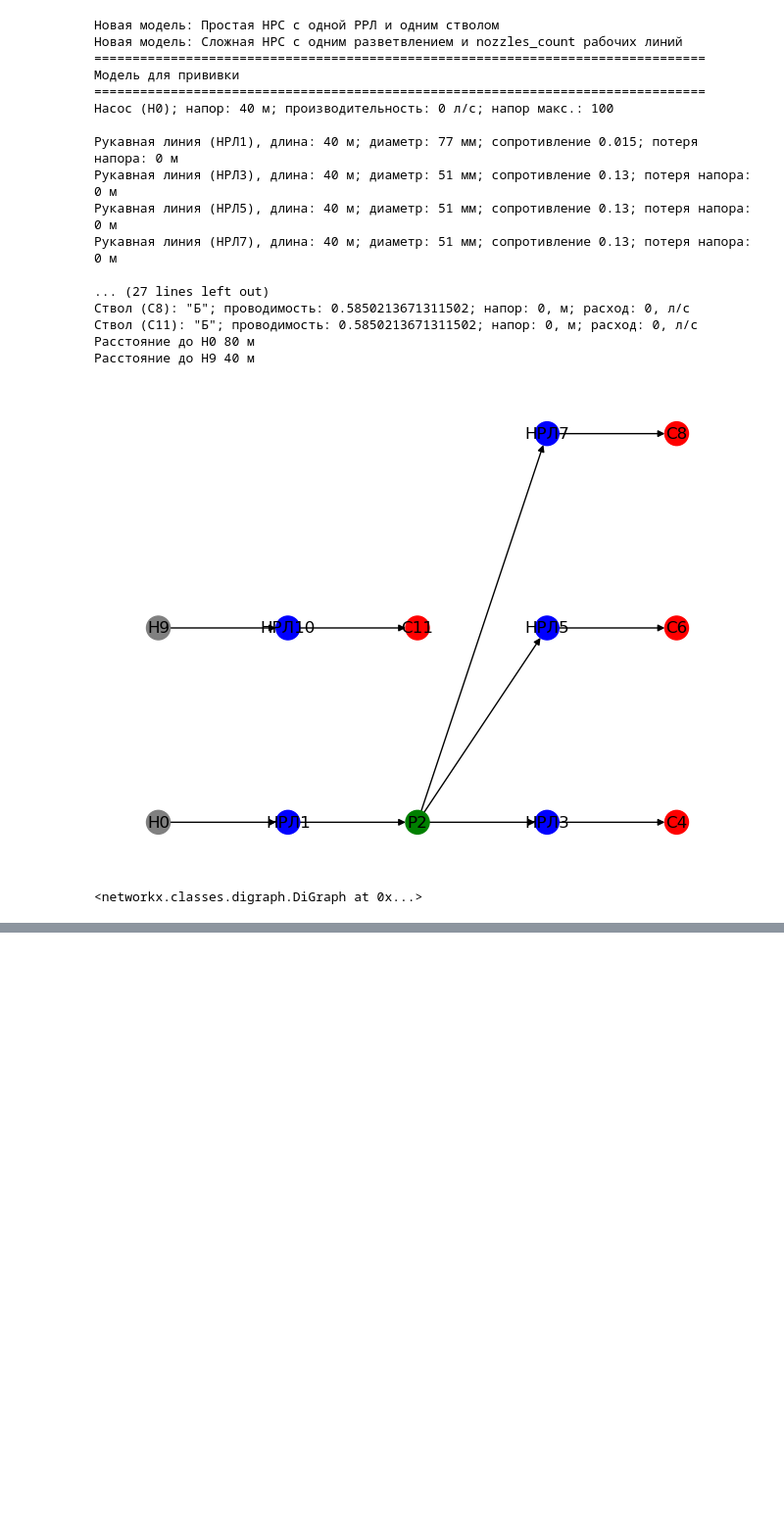
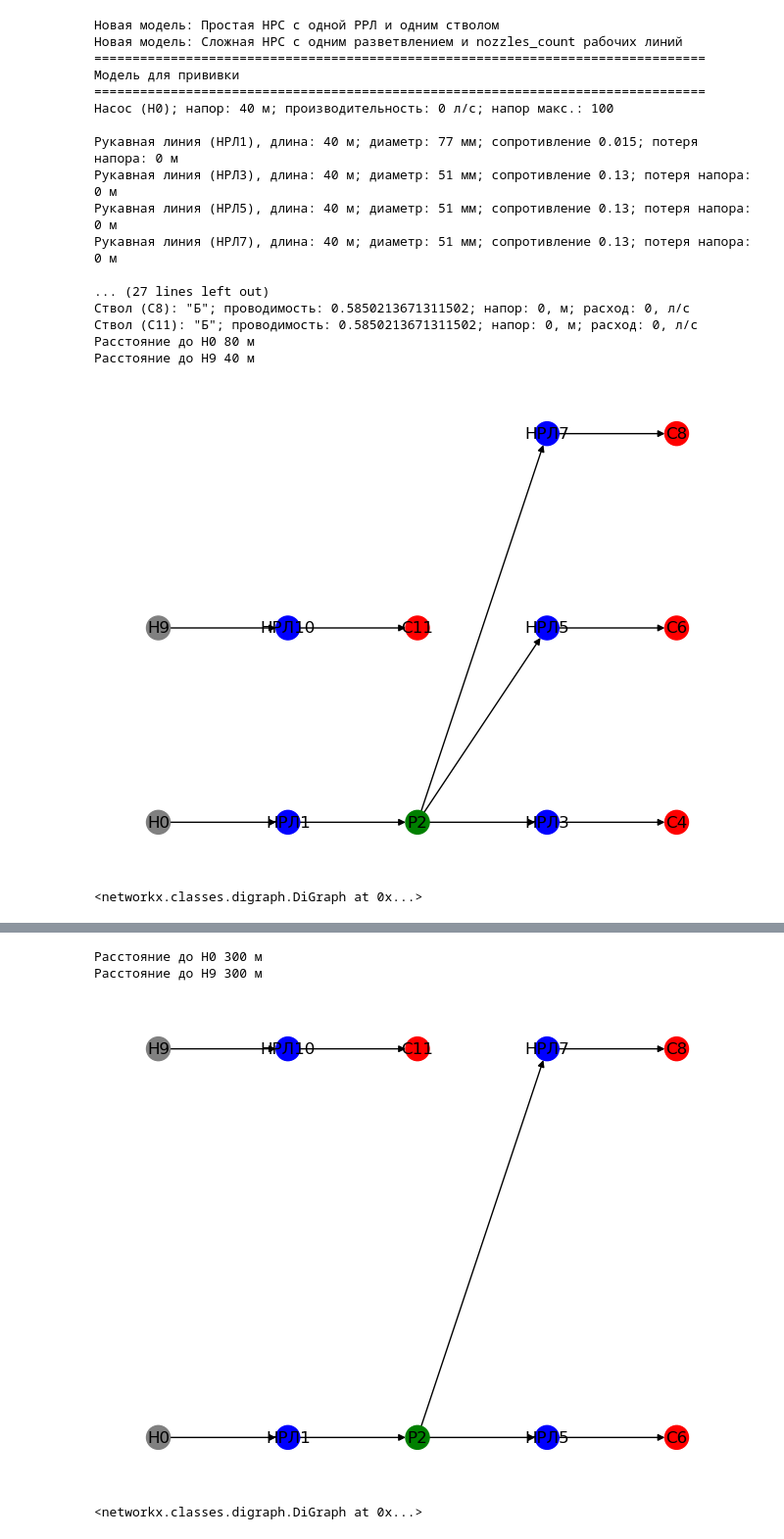
Before and after one commit to Obsidian-pb/NRS_modeller, a Jupyter notebook: workFolder/ga3.ipynb, the cells around one changed output, grey strips where cells are left out. Shown: that part at 98% size. Cells and saved outputs as stored; diff of their text form; code cells hidden in the pictures; blank space fills up the shorter version.

```diff
--- a/workFolder/ga3.ipynb
+++ b/workFolder/ga3.ipynb
@@ -444,7 +444,7 @@ class Appraiser(NRS_Revision):
             print(k,v, sep='\t')
 
     @staticmethod
-    def evaluate(metrics: dict, aims: dict):
+    def evaluate(metrics: dict, aims: dict, aims_not_more=None):
         '''
         Оценка модели
 
@@ -452,6 +452,9 @@ class Appraiser(NRS_Revision):
             Словарь метрик модели
         `aims`: dict
             Словарь целей оптимизации
+        `aims_not_more`: dict
+            Словарь целей оптимизации значения которых не могут быть выше некоторого значения.
+            Например, если в модели не должно присутствовать более 10 рукавов диаметром 77мм.
         '''
         X = []
         Y = []
@@ -461,6 +464,14 @@ class Appraiser(NRS_Revision):
                 max_val = max(aim_val, metric_val)
                 X.append(metric_val/max_val)
                 Y.append(aim_val/max_val)
+        if aims_not_more:
+            for aim, aim_val in aims_not_more.items():
+                if aim in metrics.keys():
+                    metric_val = metrics[aim]
+                    if metric_val>aim_val:
+                        max_val = max(aim_val, metric_val)
+                        X.append(metric_val/max_val)
+                        Y.append(aim_val/max_val)
 
         # Собственно оценка!
         z=[]
@@ -1161,8 +1172,8 @@ out:
 [figure]
 <networkx.classes.digraph.DiGraph at 0x...>
 # %%
-def fit(model, aims, epochs=1000):
-    curQ = Appraiser.evaluate(Appraiser.metrics(model), aims)
+def fit(model, aims, aims_not_more=None, epochs=1000):
+    curQ = Appraiser.evaluate(Appraiser.metrics(model), aims, aims_not_more)
     for i in range(epochs):
         print(f'{i}\t', end='\r')
         model_back = copy.deepcopy(model)
@@ -1172,7 +1183,7 @@ def fit(model, aims, epochs=1000):
                 model.fire_dead_elements_try(elmnt)
             model.drop_q()
             kwargs = model.calc(accuracy=0.5)
-            newQ = Appraiser.evaluate(Appraiser.metrics(model), aims)
+            newQ = Appraiser.evaluate(Appraiser.metrics(model), aims, aims_not_more)
             if newQ>curQ:
                 model = model_back
             if newQ<curQ:
@@ -1192,7 +1203,8 @@ NRS_Revision.print_model_elements(work_model)
 print_NRS_graph(work_model)
 
 aims = {'Q':15, '38дв':0, '51нп':0, '89':0,'110': 0, '150': 10, '200': 0, '225': 0, '250': 0, '300': 0, 'min_L': 400, 'max_L': 400}
-work_model = fit(work_model, aims)
+aims_not_more = {'77':10}
+work_model = fit(work_model, aims, aims_not_more)
 
 NRS_Revision.print_model_elements(work_model)
 print_NRS_graph(work_model)
@@ -1419,14 +1431,16 @@ print_NRS_graph(model2)
 <networkx.classes.digraph.DiGraph at 0x...>
 # %%
 # Проверка расчета
-aims = {'Q':15, '38дв':0, '51нп':0, '66нп':0, '89':0, '150': 10, '200': 0, '225': 0, '250': 0, '300': 0, 'min_L': 300, 'max_L': 300}
+aims = {'Q':15, '38дв':0, '51нп':0, '66нп':0, '89':0, '110':0, '200': 0, '225': 0, '250': 0, '300': 0, 'min_L': 300, 'max_L': 300}
+aims_not_more = {'150': 16, '77':10}
 work_model = copy.deepcopy(model2)
-work_model = fit(work_model, aims, 3000)
+work_model = fit(work_model, aims, aims_not_more, 5000)
 
 # Печать результатов
 Appraiser.print_GA_NRS_model_elements_state(work_model)
 print('='*80)
 Appraiser.print_metrics(work_model)
 print('='*80)
-aims
+print(aims)
+print(aims_not_more)
 # %% [output]
@@ -1461,0 +1464,7 @@ Q       14.998752511004907
+# %%
+print_NRS_graph(work_model)
+# %% [output]
+Расстояние до Н0 300 м
+Расстояние до Н9 300 м
+[figure, added]
+<networkx.classes.digraph.DiGraph at 0x...>
```
Also changed, not shown: parts of 6 cells of this notebook.
